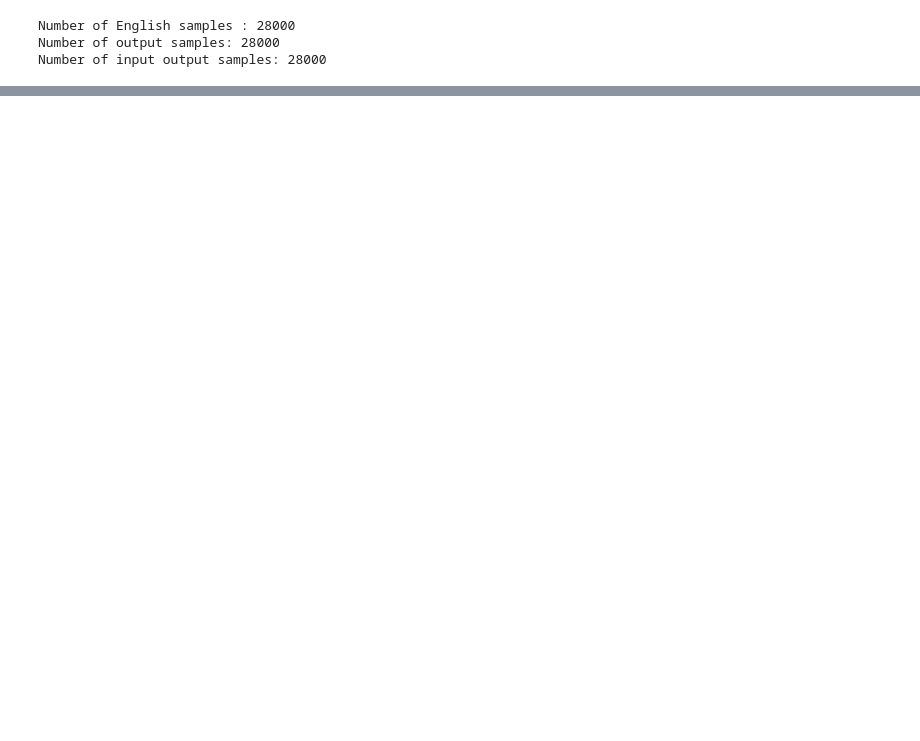
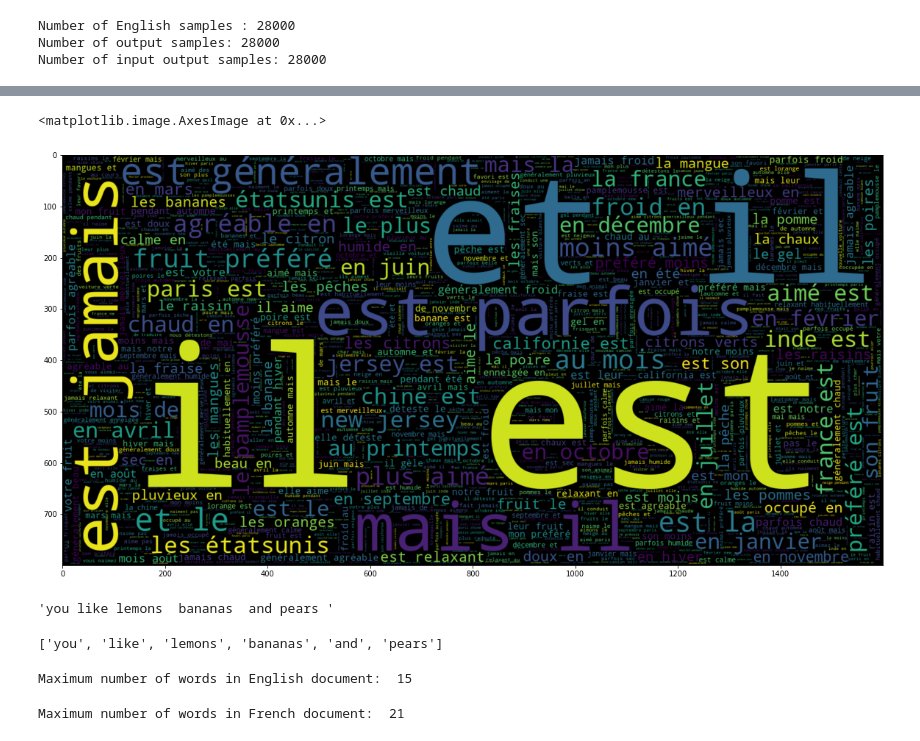
Before and after one commit to AbelKristanto/nlp-learning, a Jupyter notebook: nlp_translator.ipynb, the cells around one changed output, grey strips where cells are left out. Cells and saved outputs as stored; diff of their text form; code cells hidden in the pictures; blank space fills up the shorter version.

```diff
--- a/nlp_translator.ipynb
+++ b/nlp_translator.ipynb
@@ -137,0 +233,38 @@ nltk.download('punkt')
+# %%
+# Wordcloud French
+plt.figure(figsize = (20,20))
+wordcloud = WordCloud(max_words = 2000, width = 1600,
+                      height = 800).generate(" ".join(df_sampel.french))
+plt.imshow(wordcloud, interpolation='bilinear')
+# %% [output]
+<matplotlib.image.AxesImage at 0x...>
+[figure, added]
+# %%
+df_sampel.english.iloc[0]
+# %% [output]
+'you like lemons  bananas  and pears '
+# %%
+nltk.word_tokenize(df_sampel.english.iloc[0])
+# %% [output]
+['you', 'like', 'lemons', 'bananas', 'and', 'pears']
+# %%
+# Count maximum number of words per document, usefull for embeddings
+maxlen_english = 0
+for doc in df_sampel.english:
+  tokens = nltk.word_tokenize(doc)
+  if (maxlen_english < len(tokens)):
+    maxlen_english = len(tokens)
+
+print("Maximum number of words in English document: ", maxlen_english)
+# %% [output]
+Maximum number of words in English document:  15
+# %%
+maxlen_french = 0
+for doc in df_sampel.french:
+  tokens = nltk.word_tokenize(doc)
+  if (maxlen_french < len(tokens)):
+    maxlen_french = len(tokens)
+
+print("Maximum number of words in French document: ", maxlen_french)
+# %% [output]
+Maximum number of words in French document:  21
```
Also changed, not shown: parts of 33 cells of this notebook.
